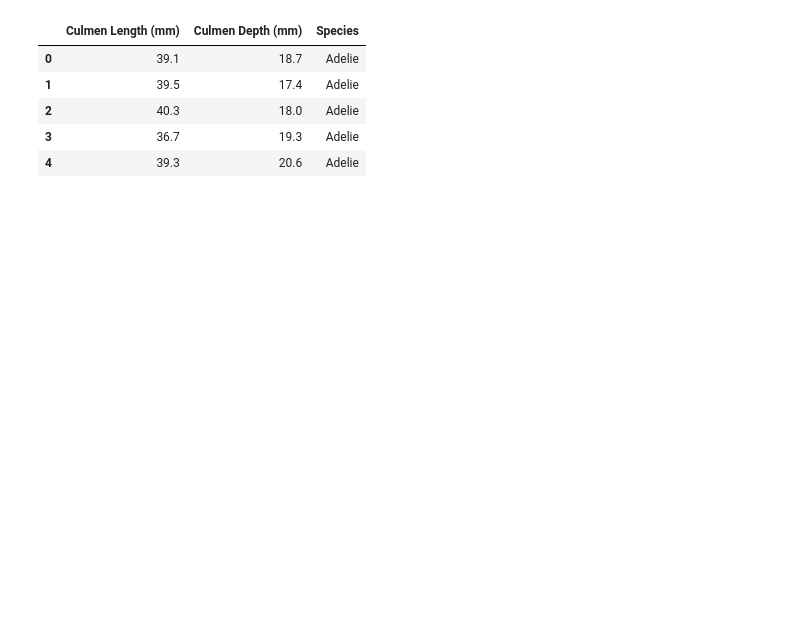
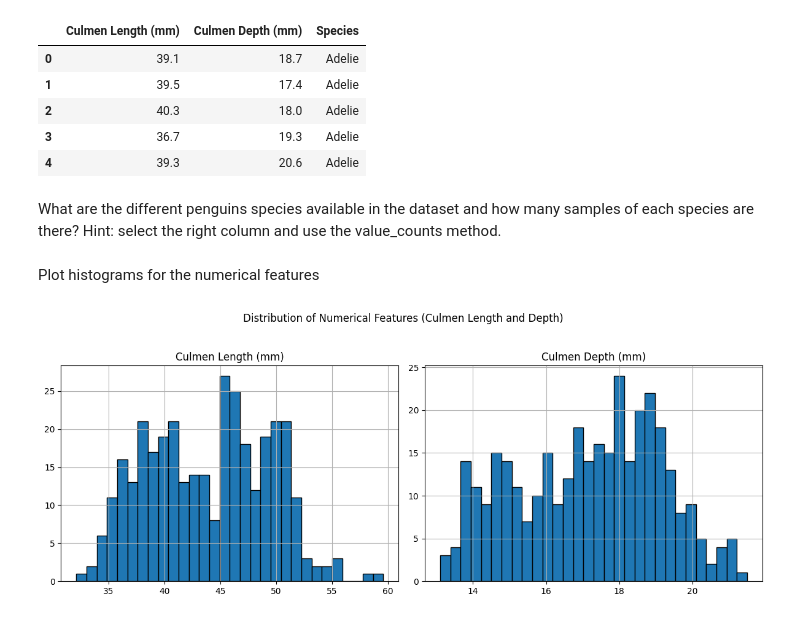
Before and after one commit to iAbdullah/week3, a Jupyter notebook: notebook/task1.ipynb, the cells around one changed output. Drawn from its saved outputs; the diff is of its cells as text; code cells hidden in the pictures; blank space fills up the shorter version.

```diff
--- a/notebook/task1.ipynb
+++ b/notebook/task1.ipynb
@@ -12,9 +23,23 @@ penguins.head()
 | 2 | 40.3 | 18.0 | Adelie |
 | 3 | 36.7 | 19.3 | Adelie |
 | 4 | 39.3 | 20.6 | Adelie |
+# %% [markdown]
+What are the different penguins species available in the dataset and how many samples of each species are there? Hint: select the right column and use the value_counts method.
 # %%
 features = [
     'Culmen Length (mm)',
     'Culmen Depth (mm)'
 ]
 target = 'Species'
+# %% [markdown]
+Plot histograms for the numerical features
+# %%
+import matplotlib.pyplot as plt
+
+_ = penguins.hist(figsize=(12, 5), bins=30, edgecolor="black")
+
+plt.suptitle("Distribution of Numerical Features (Culmen Length and Depth)")
+plt.tight_layout(rect=[0, 0.03, 1, 0.95])
+plt.show()
+# %% [output]
+[figure, added]
```
Also changed, not shown: parts of 5 cells of this notebook, 9 other files.
